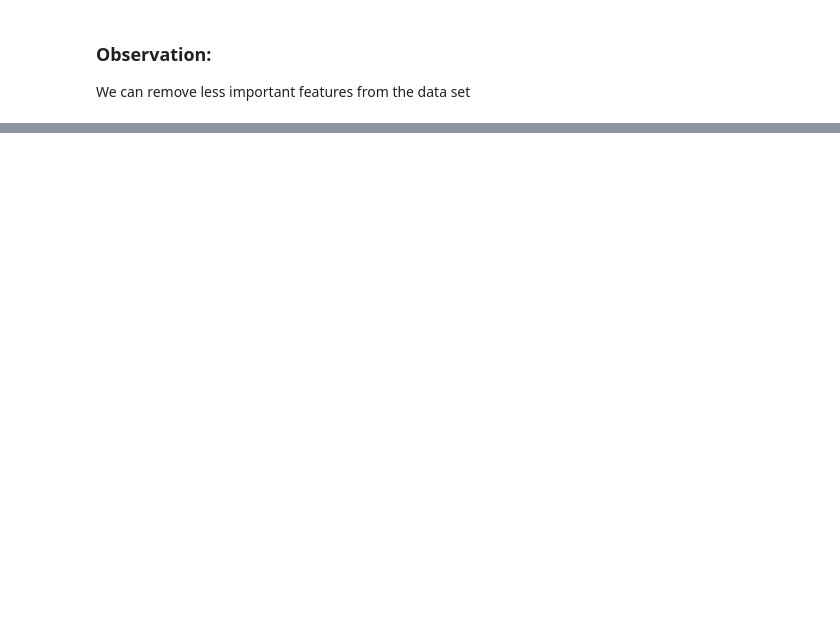
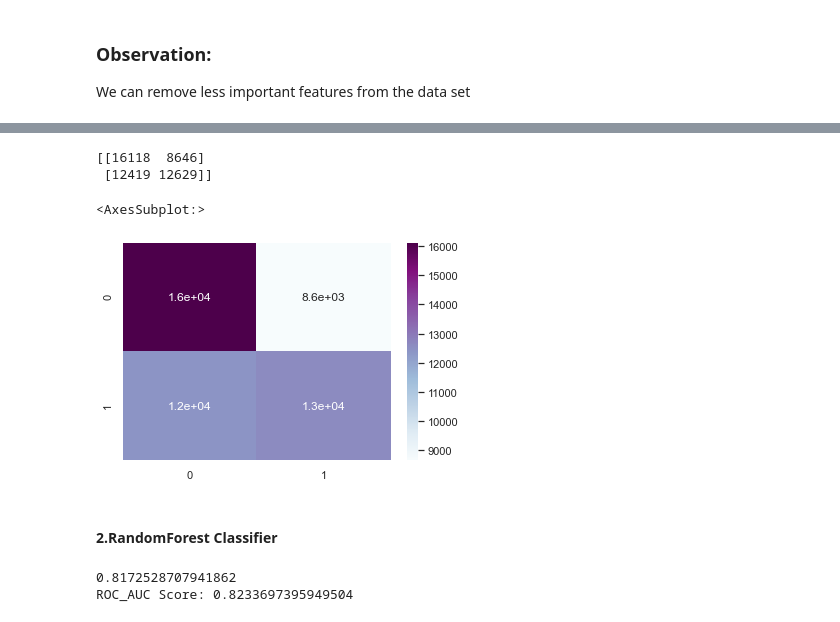
Before and after one commit to jagsrj/ClickThroughRatePrediction, a Jupyter notebook: Machine Learning Assignment - Click Through Rate Prediction.ipynb, the cells around one changed output, grey strips where cells are left out. Saved outputs shown, nothing was run; the diff lists cells and outputs as text; code cells hidden in the pictures; blank space fills up the shorter version.

```diff
--- a/Machine Learning Assignment - Click Through Rate Prediction.ipynb
+++ b/Machine Learning Assignment - Click Through Rate Prediction.ipynb
@@ -352,0 +451,32 @@ x=x.drop(['C17','C18','C19', 'C21','app_category','site_category'],axis=1)
+# %%
+cm=confusion_matrix(ytest,pred)
+print(cm)
+sns.heatmap(cm,annot=True,cmap='BuPu')
+# %% [output]
+[[16118  8646]
+ [12419 12629]]
+<AxesSubplot:>
+[figure, added]
+# %% [markdown]
+#### 2.RandomForest Classifier
+# %%
+from sklearn.ensemble import RandomForestClassifier
+
+randomforest = RandomForestClassifier()
+randomforest=randomforest.fit(xtrain, ytrain)
+y_pred = randomforest.predict(xtest)
+RF_probability = randomforest.predict_proba(xtest)[:,1]
+
+
+
+AUC_RF=roc_auc_score(y_pred,ytest)
+acc_rf=accuracy_score(ytest,y_pred)
+recall_rf=recall_score(ytest,y_pred)
+precision_rf=precision_score(ytest,y_pred)
+f1score_rf=f1_score(ytest,y_pred)
+
+print(accuracy_score(y_pred,ytest))
+print("ROC_AUC Score:",AUC_RF)
+# %% [output]
+0.8172528707941862
+ROC_AUC Score: 0.8233697395949504
```
Also changed, not shown: parts of 25 cells of this notebook.
